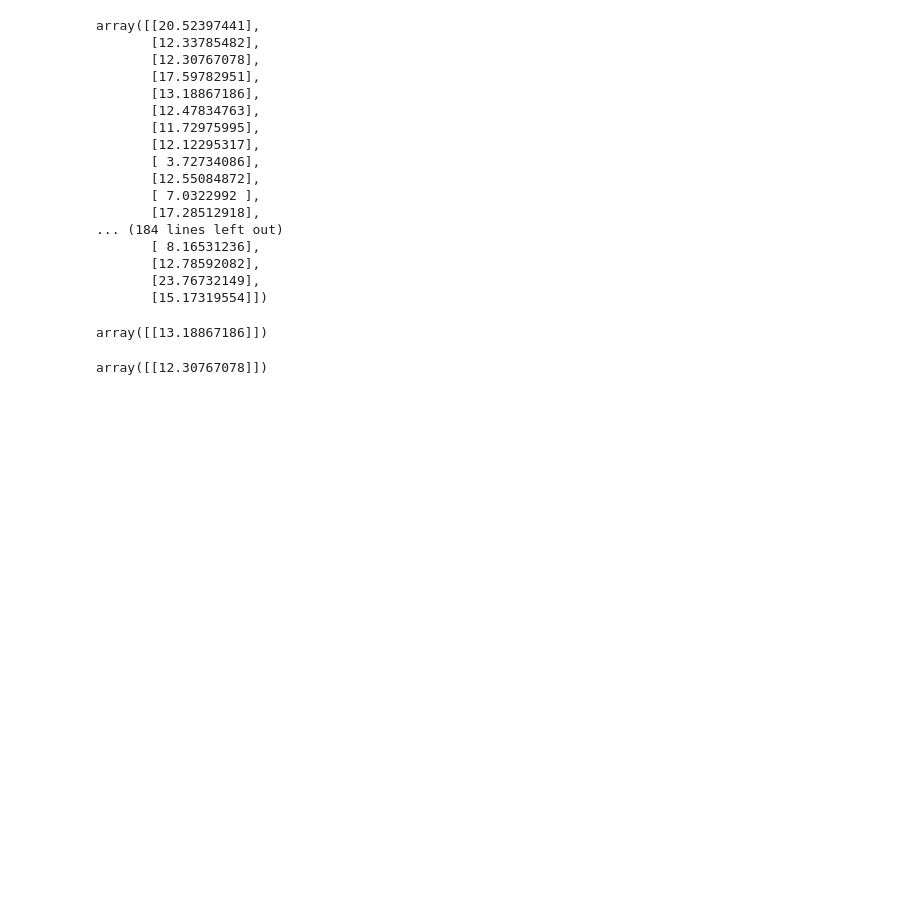
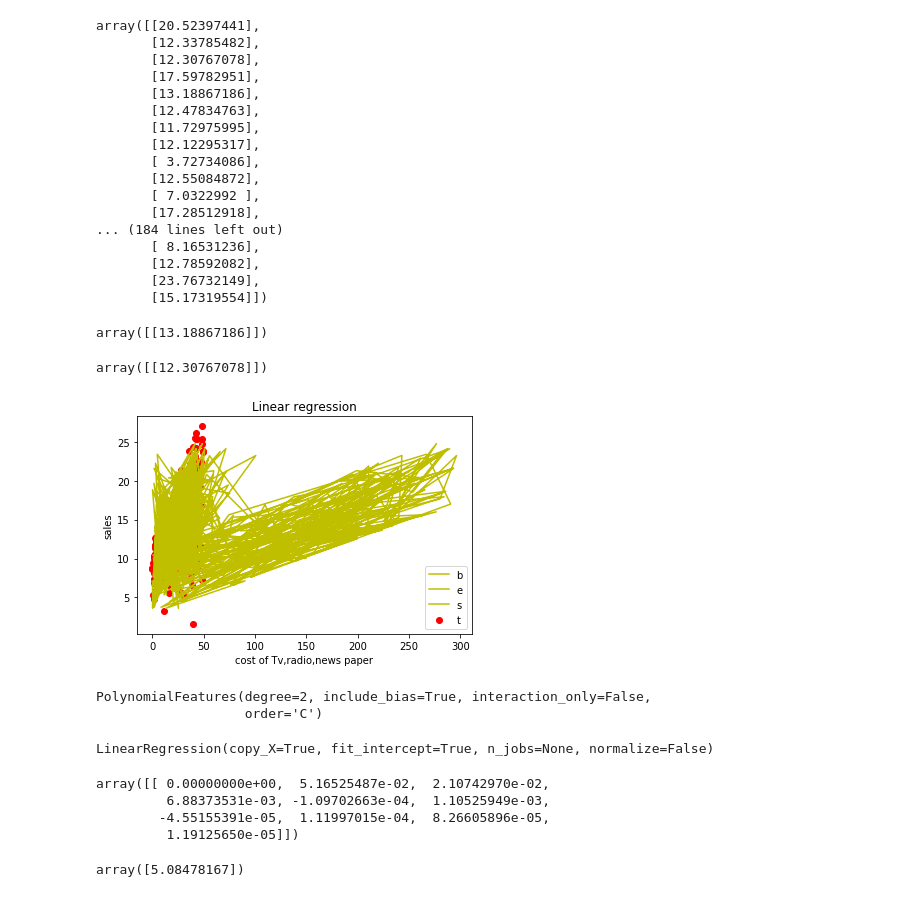
Before and after one commit to Madhavi433/gitbasics-mstp-level1-433, a Jupyter notebook: 6-02-2020/6-02-2020(Machinelearning).ipynb, the cells around one changed output. Saved outputs shown, nothing was run; the diff lists cells and outputs as text; code cells hidden in the pictures; blank space fills up the shorter version.

```diff
--- a/6-02-2020/6-02-2020(Machinelearning).ipynb
+++ b/6-02-2020/6-02-2020(Machinelearning).ipynb
@@ -439,7 +439,7 @@ array([[230.1],
        [  8.6],
        [  8.7]])
 # %%
-x=ad_df.iloc[:,0:3].values
+x=ad_df.iloc[:,0].values
 print(x)
 y=ad_df["sales"].values.reshape(-1,1)
 print(y)
@@ -498,3 +498,13 @@ array([[13.18867186]])
 lin.predict([[17.2,45.9,69.3 ]])
 # %% [output]
 array([[12.30767078]])
+# %%
+plt.scatter(ad_df["radio"],y,c='r',label="Before prediction")
+plt.plot(x,y_predict,c='y',label=" After prediction with LinearRegression ")
+plt.xlabel("cost of Tv,radio,news paper")
+plt.ylabel("sales")
+plt.title("Linear regression")
+plt.legend("best")
+plt.show()
+# %% [output]
+[figure, added]
@@ -500,0 +514,10 @@ array([[12.30767078]])
+# %%
+x_poly=poly_feat.fit_transform(x)
+poly_feat.fit(x_poly,y)
+# %% [output]
+PolynomialFeatures(degree=2, include_bias=True, interaction_only=False,
+                   order='C')
+# %%
+lin.fit(x_poly,y)
+# %% [output]
+LinearRegression(copy_X=True, fit_intercept=True, n_jobs=None, normalize=False)
@@ -500,0 +526,11 @@ array([[12.30767078]])
+# %%
+lin.coef_
+# %% [output]
+array([[ 0.00000000e+00,  5.16525487e-02,  2.10742970e-02,
+         6.88373531e-03, -1.09702663e-04,  1.10525949e-03,
+        -4.55155391e-05,  1.11997015e-04,  8.26605896e-05,
+         1.19125650e-05]])
+# %%
+lin.intercept_
+# %% [output]
+array([5.08478167])
```
Also changed, not shown: parts of 15 cells of this notebook.
